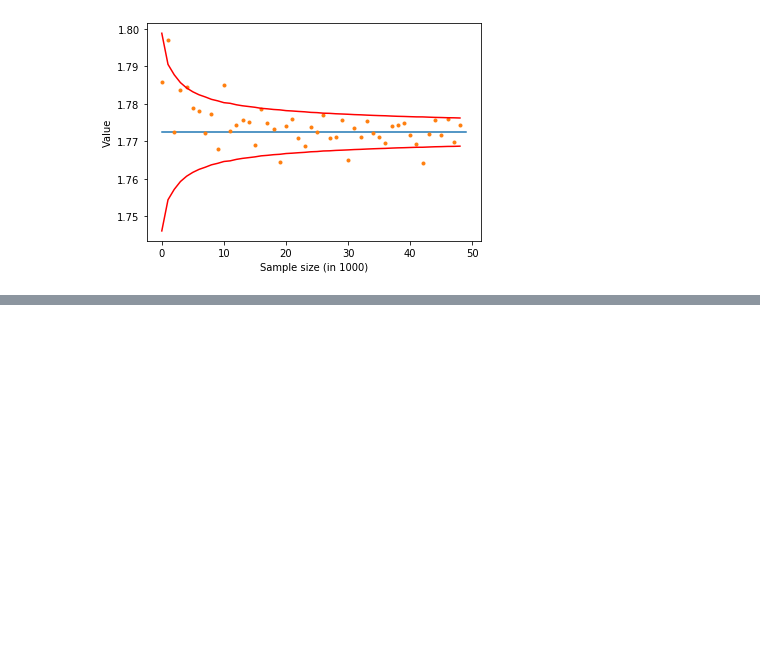
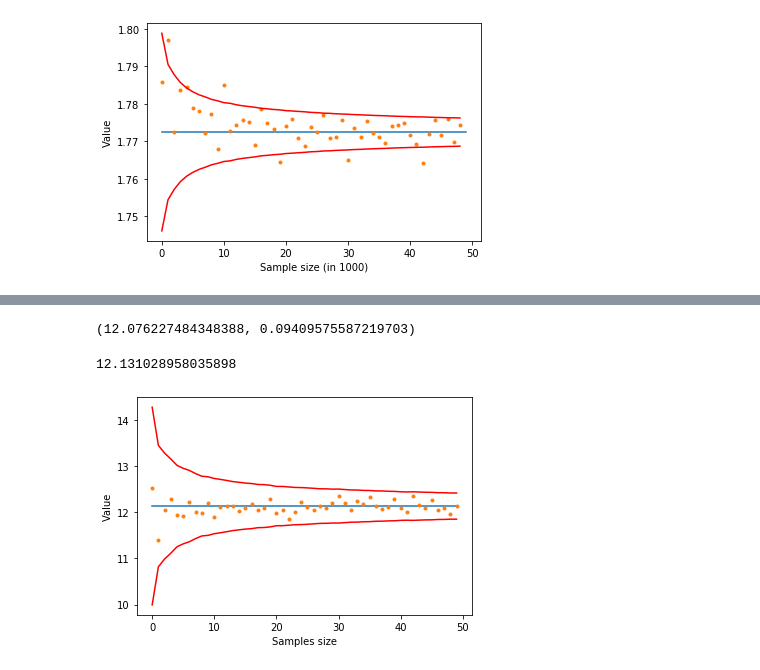
Before and after one commit to kyle-nguyennn/computational-finance, a Jupyter notebook: python/Simulation_and_Monte_Carlo_examples.ipynb, the cells around one changed output, grey strips where cells are left out. Drawn from its saved outputs; the diff is of its cells as text; code cells hidden in the pictures; blank space fills up the shorter version.

Commit message:
Monte Carlo call options pricing example

```diff
--- a/python/Simulation_and_Monte_Carlo_examples.ipynb
+++ b/python/Simulation_and_Monte_Carlo_examples.ipynb
@@ -179,0 +202,47 @@ plt.show()
+# %%
+# example: risk free rate = 0.1, S_0 = 100, sigma = 0.3, strike = 110, T = 1
+monteCarloPricer = MonteCarloPricer(0.1, 0.3, 100, 110, 1)
+print(monteCarloPricer.price(sample_size = 50000))
+# %% [output]
+(12.076227484348388, 0.09409575587219703)
+# %%
+class BlackScholesPricer(OptionsPricer):
+    def price(self, t=0): # for simplicity, price at t = 0
+        d1 = self.d1(t)
+        d2 = self.d2(t, d1)
+        return self.S0 * stats.norm.cdf(d1) - self.K*np.exp(- self.r * self.T)*stats.norm.cdf(d2)
+
+    def d1(self, t):
+        return (np.log(self.S0 / self.K) + (self.r + self.sigma**2 / 2)*(self.T-t)) \
+                / (self.sigma * np.sqrt(self.T - t))
+
+    def d2(self, t, d1=None):
+        if not d1:
+            d1 = self.d1(t)
+        return d1 - self.sigma * np.sqrt(self.T - t)
+# %%
+# analytically solve for price using Black Scholes
+blackScholesPricer = BlackScholesPricer(0.1, 0.3, 100, 110, 1)
+analytical_price = blackScholesPricer.price()
+print(analytical_price)
+# %% [output]
+12.131028958035898
+# %%
+# Compare Monte Carlo simulation with exact solution
+mcall_estimated = []
+mcall_std = []
+
+for size in range (1000, 50001, 1000):
+    m, s = monteCarloPricer.price(sample_size = size)
+    mcall_estimated.append(m)
+    mcall_std.append(s)
+
+plt.plot([analytical_price] * 50)
+plt.plot(mcall_estimated, '.')
+plt.plot(analytical_price + 3*np.array(mcall_std), 'r')
+plt.plot(analytical_price - 3*np.array(mcall_std), 'r')
+plt.xlabel('Samples size')
+plt.ylabel('Value')
+plt.show()
+# %% [output]
+[figure, added]
```
Also changed, not shown: parts of 3 cells of this notebook.
